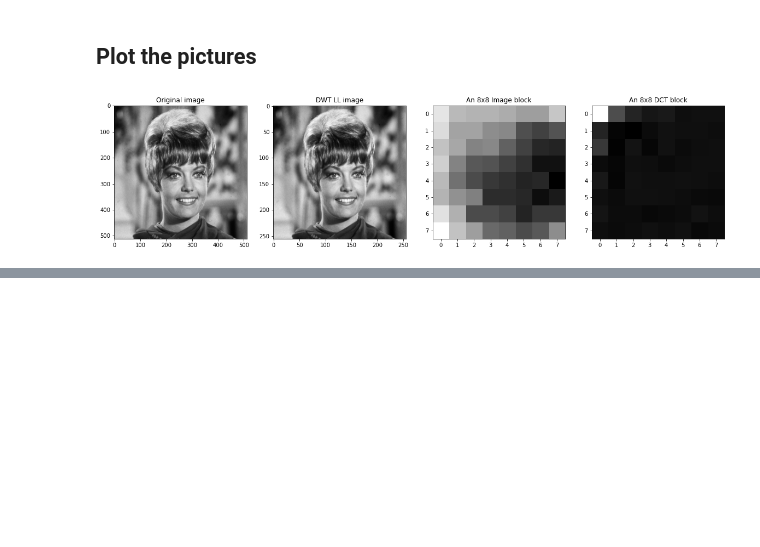
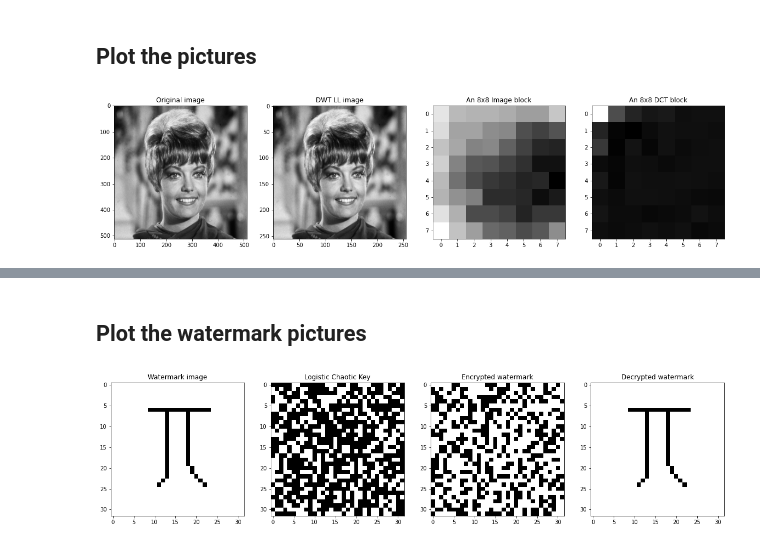
Before and after one commit to mannam95/dct_svd_in_dwt_watermark, a Jupyter notebook: src/watermarking_demo.ipynb, the cells around one changed output, grey strips where cells are left out. Saved outputs shown, nothing was run; the diff lists cells and outputs as text; code cells hidden in the pictures; blank space fills up the shorter version.

Commit message:
Completed watermark image encryption and decryption

```diff
--- a/src/watermarking_demo.ipynb
+++ b/src/watermarking_demo.ipynb
@@ -92,0 +97,2 @@ plt.show()
+# %%
+watermark_img = get_watermark_img()
@@ -92,0 +101,38 @@ plt.show()
+# %%
+enc_key = generate_2d_key(32, 32)
+# %%
+wat_enc = encrypt_watermark(watermark_img, enc_key)
+# %%
+original_watermark = decrypt_watermark(wat_enc, enc_key)
+# %% [markdown]
+## Plot the watermark pictures
+# %%
+plt.figure(figsize=(20, 5))
+
+# Plot original watermark image
+ax = plt.subplot(1, 4, 1)
+plt.imshow(watermark_img)
+plt.title( "Watermark image")
+plt.gray()
+
+# Plot encrypted watermark image
+ax = plt.subplot(1, 4, 2)
+plt.imshow(enc_key)
+plt.title( "Logistic Chaotic Key")
+plt.gray()
+
+# Plot encrypted watermark image
+ax = plt.subplot(1, 4, 3)
+plt.imshow(wat_enc)
+plt.title( "Encrypted watermark")
+plt.gray()
+
+# Plot encrypted watermark image
+ax = plt.subplot(1, 4, 4)
+plt.imshow(original_watermark)
+plt.title( "Decrypted watermark")
+plt.gray()
+
+plt.show()
+# %% [output]
+[figure, added]
```
Also changed, not shown: parts of 3 cells of this notebook, 5 other files.
